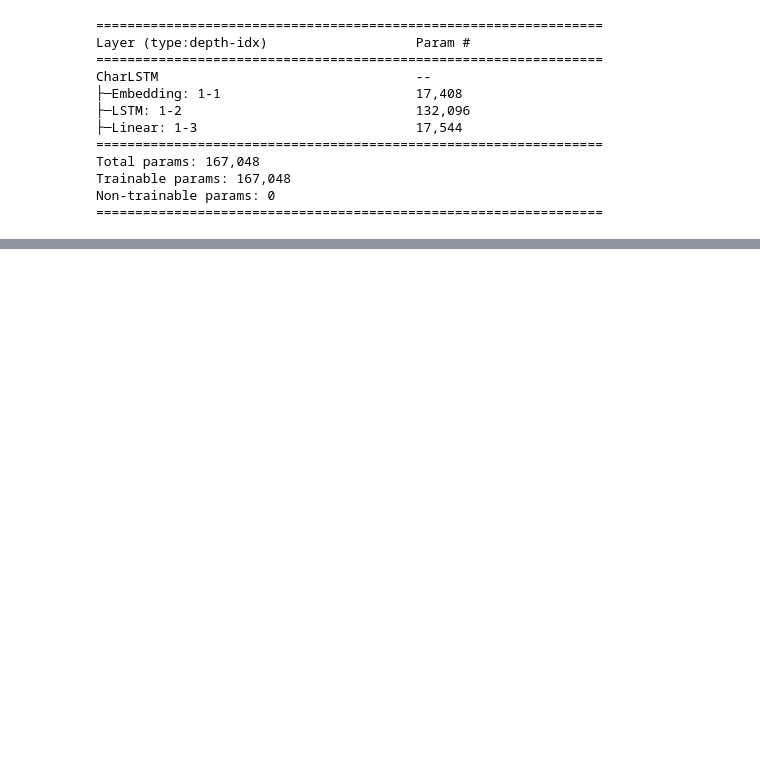
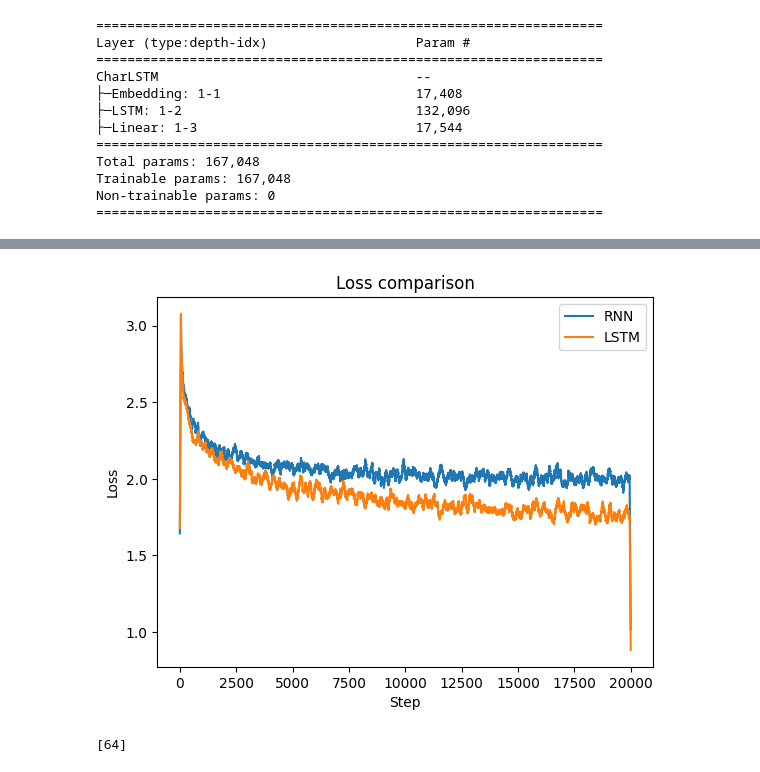
Before and after one commit to shnikita-cr/2025-NN-AI, a Jupyter notebook: lab25/lab25.ipynb, the cells around one changed output, grey strips where cells are left out. Drawn from its saved outputs; the diff is of its cells as text; code cells hidden in the pictures; blank space fills up the shorter version.

```diff
--- a/lab25/lab25.ipynb
+++ b/lab25/lab25.ipynb
@@ -246,0 +248,16 @@ plt.show()
+# %%
+import matplotlib.pyplot as plt
+import numpy as np
+
+window = 100
+rnn_losses_ = np.convolve(rnn_losses, np.ones(window)/window, mode='same')
+plt.plot(rnn_losses_, label="RNN")
+lstm_losses_ = np.convolve(lstm_losses, np.ones(window)/window, mode='same')
+plt.plot(lstm_losses_, label="LSTM")
+plt.legend()
+plt.title("Loss comparison")
+plt.xlabel("Step")
+plt.ylabel("Loss")
+plt.show()
+# %% [output]
+[figure, added]
@@ -246,0 +271,4 @@ plt.show()
+# %%
+enc.encode("a")
+# %% [output]
+[64]
```
Also changed, not shown: parts of 12 cells of this notebook, 1 other file.
